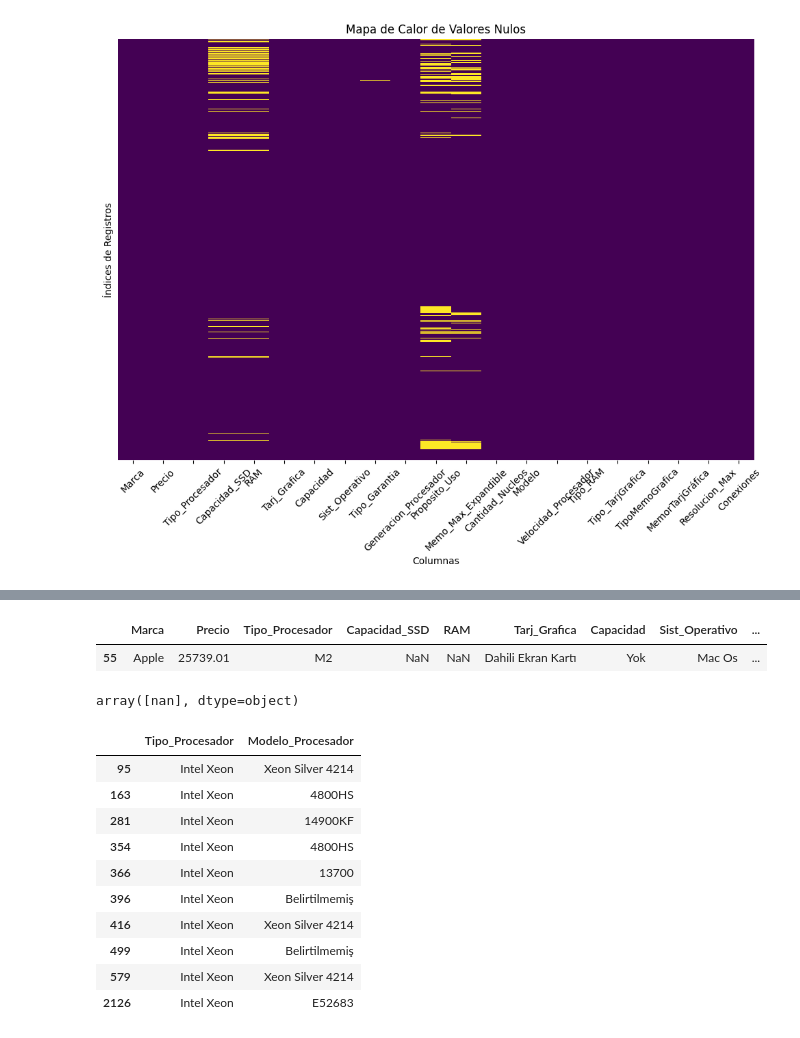
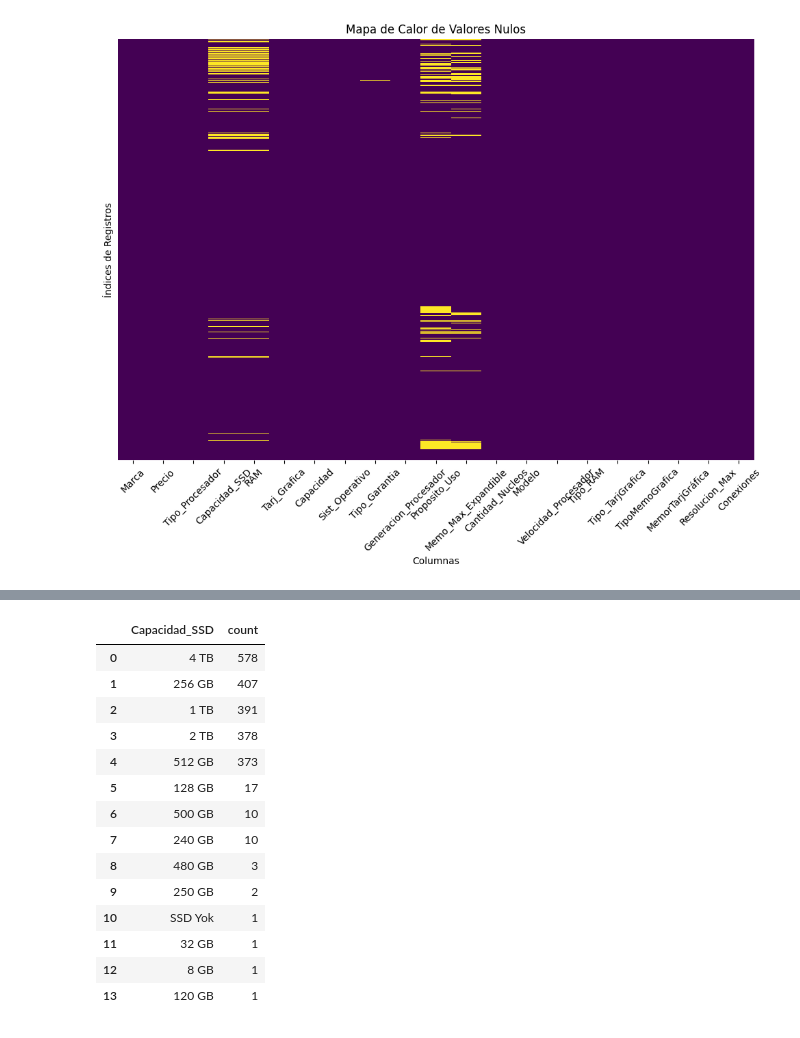
Before and after one commit to Jorge-Alvarez-23/Data-Science-II_Coder, a Jupyter notebook: PROYECTO.ipynb, the cells around one changed output, grey strips where cells are left out. Saved outputs shown, nothing was run; the diff lists cells and outputs as text; code cells hidden in the pictures.

```diff
--- a/PROYECTO.ipynb
+++ b/PROYECTO.ipynb
@@ -739,9 +710,0 @@ df['Tipo_Procesador'].value_counts().reset_index()
-# %%
-df[df['Tipo_Procesador'] == 'M2']
-# %% [output]
-|  | Marca | Precio | Tipo_Procesador | Capacidad_SSD | RAM | Tarj_Grafica | Capacidad | Sist_Operativo | ... |
-| 55 | Apple | 25739.01 | M2 | NaN | NaN | Dahili Ekran Kartı | Yok | Mac Os | ... |
-# %%
-df[df['Tipo_Procesador'] == 'Intel Pentium']['Generacion_Procesador'].unique()
-# %% [output]
-array([nan], dtype=object)
@@ -750,14 +711,22 @@ registros_filtrados= df[df['Modelo_Procesador'].isin(['Xeon Silver 4214', '4800H
-# %%
-registros_filtrados[['Tipo_Procesador', 'Modelo_Procesador']]
-# %% [output]
-|  | Tipo_Procesador | Modelo_Procesador |
-| 95 | Intel Xeon | Xeon Silver 4214 |
-| 163 | Intel Xeon | 4800HS |
-| 281 | Intel Xeon | 14900KF |
-| 354 | Intel Xeon | 4800HS |
-| 366 | Intel Xeon | 13700 |
-| 396 | Intel Xeon | Belirtilmemiş |
-| 416 | Intel Xeon | Xeon Silver 4214 |
-| 499 | Intel Xeon | Belirtilmemiş |
-| 579 | Intel Xeon | Xeon Silver 4214 |
-| 2126 | Intel Xeon | E52683 |
+# %%
+#Analisis de la columna Capacidad_SSD
+#en esta columna encontramos que hay 177 valores NaN ya que se desconoce el motivo que lleva a esta falta de valores se procede a imputar por la mediana
+# se procede a unificar la unidad de medida y a eliminar la unidad del dato
+
+df_Proy['Capacidad_SSD'].value_counts().reset_index()
+# %% [output]
+|  | Capacidad_SSD | count |
+| 0 | 4 TB | 578 |
+| 1 | 256 GB | 407 |
+| 2 | 1 TB | 391 |
+| 3 | 2 TB | 378 |
+| 4 | 512 GB | 373 |
+| 5 | 128 GB | 17 |
+| 6 | 500 GB | 10 |
+| 7 | 240 GB | 10 |
+| 8 | 480 GB | 3 |
+| 9 | 250 GB | 2 |
+| 10 | SSD Yok | 1 |
+| 11 | 32 GB | 1 |
+| 12 | 8 GB | 1 |
+| 13 | 120 GB | 1 |
```
Also changed, not shown: parts of 9 cells of this notebook.
